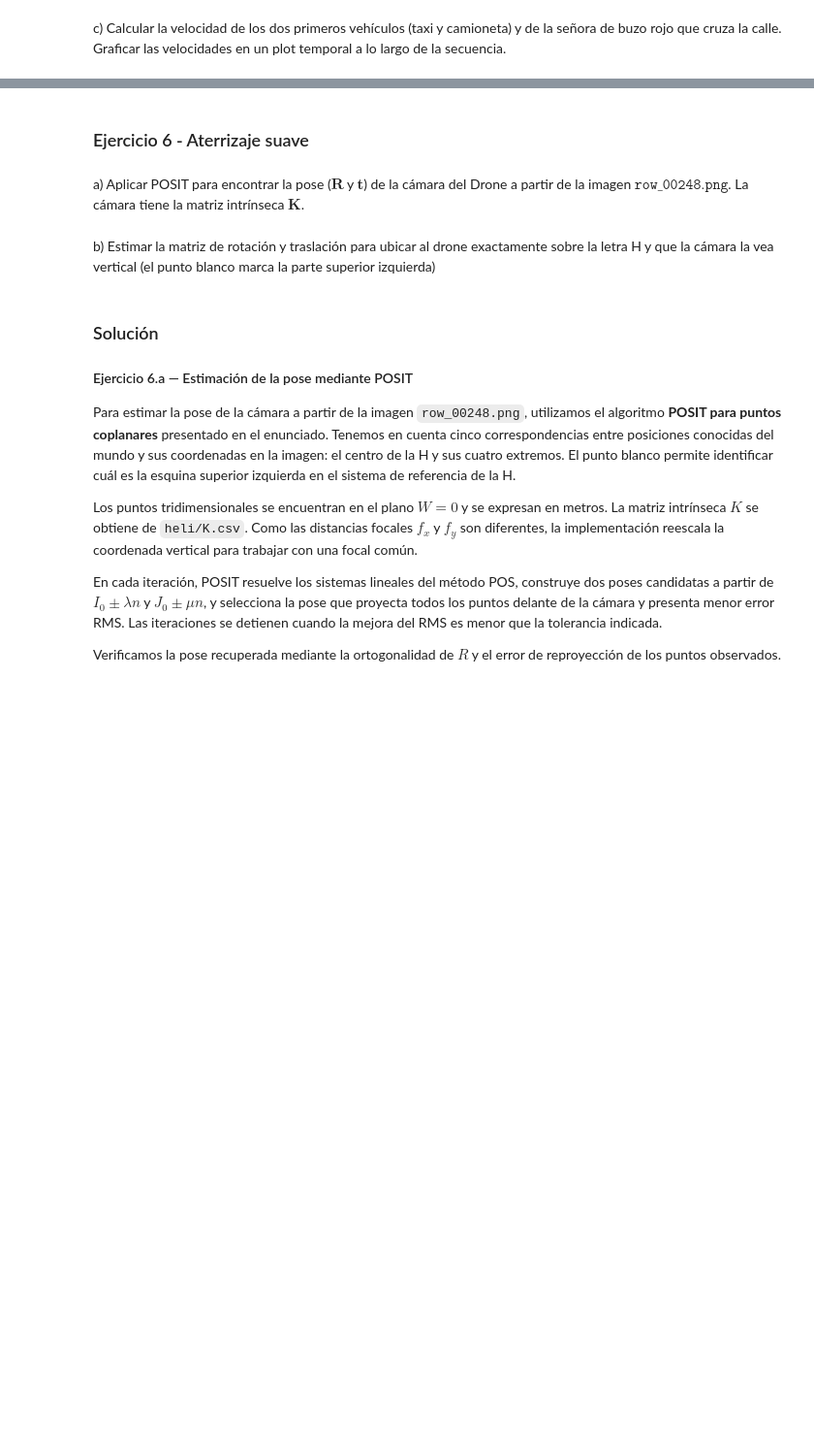
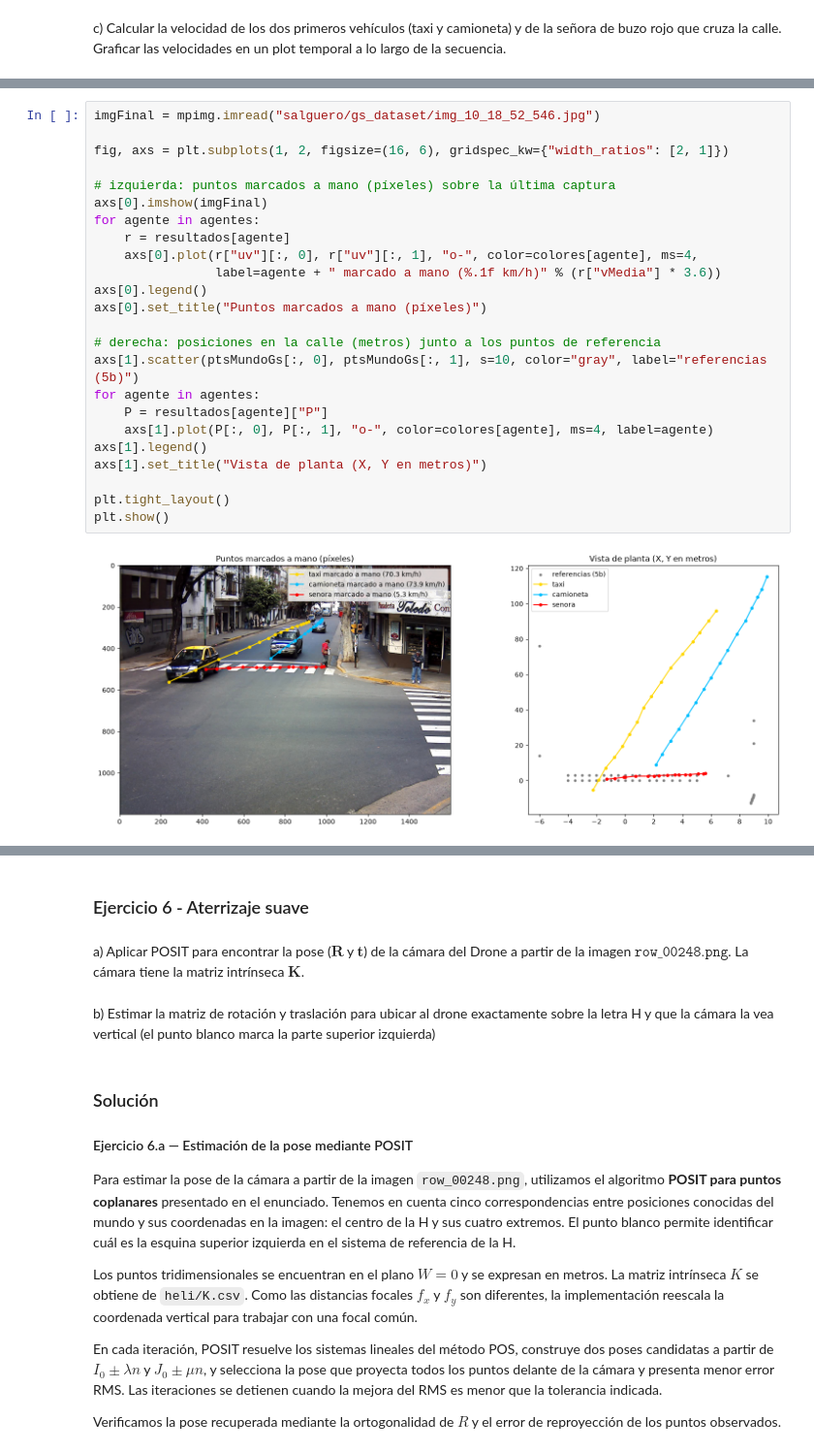
Before and after one commit to isluly/TP-ALC, a Jupyter notebook: grupo_XX_TP.ipynb, the cells around one changed output, grey strips where cells are left out. Shown at 97% size. Saved outputs shown, nothing was run; the diff lists cells and outputs as text; blank space fills up the shorter version.

```diff
--- a/grupo_XX_TP.ipynb
+++ b/grupo_XX_TP.ipynb
@@ -654,0 +876,26 @@ c) Calcular la velocidad de los dos primeros vehículos (taxi y camioneta) y de
+# %%
+imgFinal = mpimg.imread("salguero/gs_dataset/img_10_18_52_546.jpg")
+
+fig, axs = plt.subplots(1, 2, figsize=(16, 6), gridspec_kw={"width_ratios": [2, 1]})
+
+# izquierda: puntos marcados a mano (píxeles) sobre la última captura
+axs[0].imshow(imgFinal)
+for agente in agentes:
+    r = resultados[agente]
+    axs[0].plot(r["uv"][:, 0], r["uv"][:, 1], "o-", color=colores[agente], ms=4,
+                label=agente + " marcado a mano (%.1f km/h)" % (r["vMedia"] * 3.6))
+axs[0].legend()
+axs[0].set_title("Puntos marcados a mano (píxeles)")
+
+# derecha: posiciones en la calle (metros) junto a los puntos de referencia
+axs[1].scatter(ptsMundoGs[:, 0], ptsMundoGs[:, 1], s=10, color="gray", label="referencias (5b)")
+for agente in agentes:
+    P = resultados[agente]["P"]
+    axs[1].plot(P[:, 0], P[:, 1], "o-", color=colores[agente], ms=4, label=agente)
+axs[1].legend()
+axs[1].set_title("Vista de planta (X, Y en metros)")
+
+plt.tight_layout()
+plt.show()
+# %% [output]
+[figure, added]
```
Also changed, not shown: parts of 10 cells of this notebook, 5 other files.
